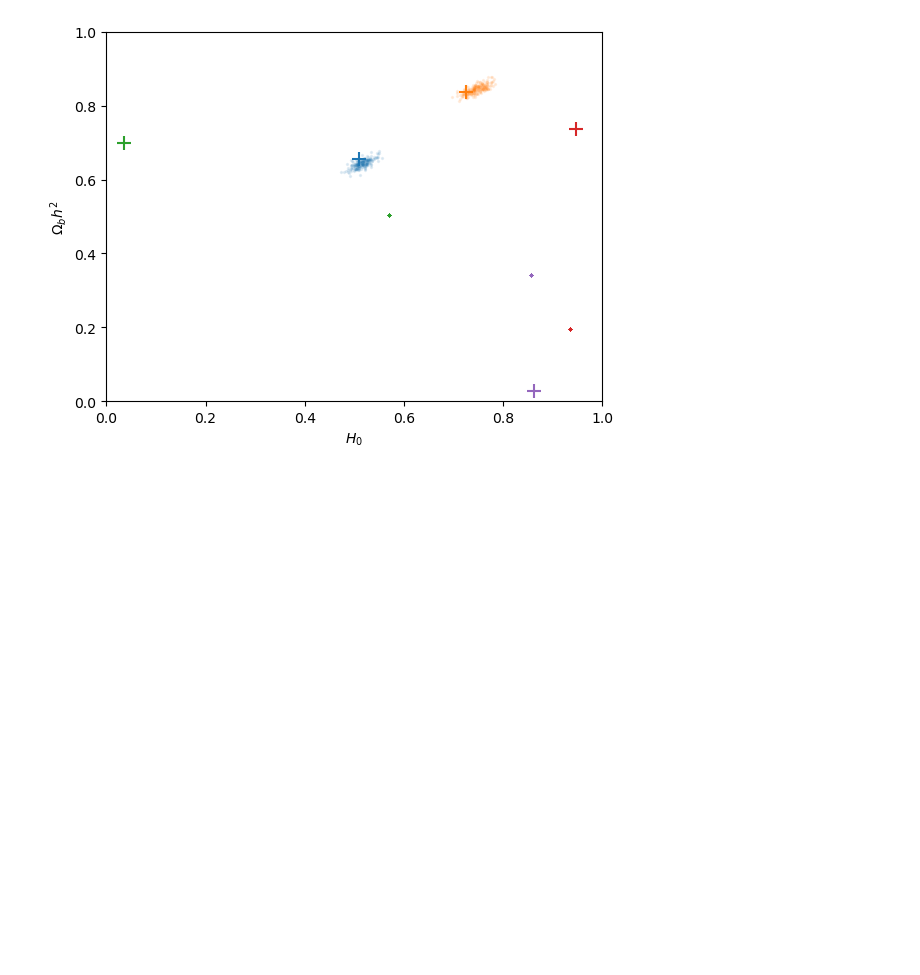
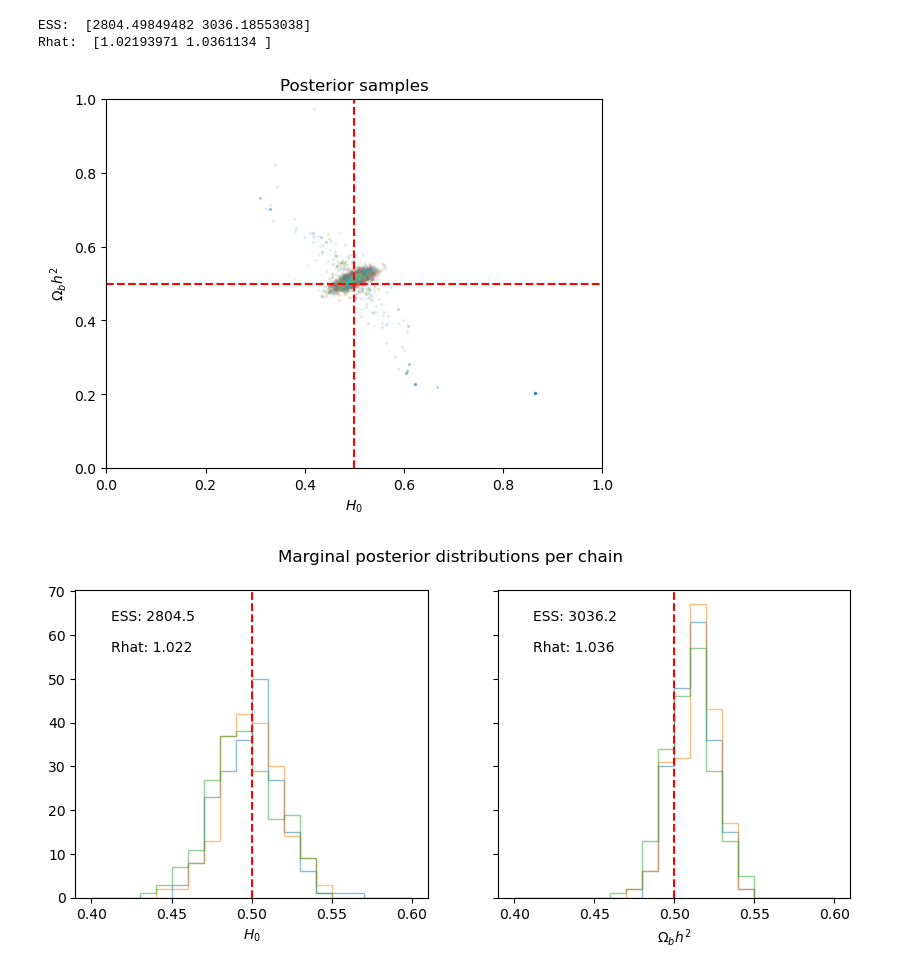
Before and after one commit to bregaldo/cmb_hmc, a Jupyter notebook: hmc_validation.ipynb, the cells around one changed output. Cells and saved outputs as stored; diff of their text form; code cells hidden in the pictures; blank space fills up the shorter version.

```diff
--- a/hmc_validation.ipynb
+++ b/hmc_validation.ipynb
@@ -9,10 +9,11 @@ import arviz as az
 device = 0
 # %%
 ps_model = CMBPS(norm_phi=True).to(device)
-phi = sample_prior(5, device=device)
+#phi = sample_prior(5, device=device)
+phi = torch.tensor([0.5, 0.5], device=device)
 x = gen_x(phi, ps_model, device=device)
 # %%
-nchains = x.shape[0]
+nchains = 20
 nsamples = 200
 burnin = 20
 step_size = 0.001
@@ -28,21 +29,3 @@ sampler = infer(x,
                 nleap=nleap,
                 epsadapt=epsadapt,
                 device=device)
-# %%
-color_cycle = plt.rcParams['axes.prop_cycle'].by_key()['color']
-
-samples = sampler.samples.cpu().numpy()
-truth = phi.detach().cpu().numpy()
-
-plt.figure()
-for i in range(nchains):
-    color = color_cycle[i % len(color_cycle)]
-    plt.scatter(samples[i, :, 0], samples[i, :, 1], s=2, alpha=0.1, color=color)
-    plt.scatter(truth[i, 0], truth[i, 1], s=100, marker='+', color=color)
-plt.xlabel(r"$H_0$")
-plt.ylabel(r"$\Omega_b h^2$")
-plt.xlim(0, 1)
-plt.ylim(0, 1)
-plt.show()
-# %% [output]
-[figure, removed]
@@ -48,0 +35,47 @@ plt.show()
+# %%
+az_infdata = az.convert_to_inference_data(samples)
+# %%
+ess = az.ess(az_infdata) # See https://python.arviz.org/en/stable/api/generated/arviz.ess.html
+rhat = az.rhat(az_infdata) # See https://python.arviz.org/en/stable/api/generated/arviz.rhat.html
+
+print("ESS: ", ess['x'].values)
+print("Rhat: ", rhat['x'].values)
+# %% [output]
+ESS:  [2804.49849482 3036.18553038]
+Rhat:  [1.02193971 1.0361134 ]
+# %%
+color_cycle = plt.rcParams['axes.prop_cycle'].by_key()['color']
+
+plt.figure()
+for i in range(nchains):
+    color = color_cycle[i % len(color_cycle)]
+    plt.scatter(samples[i, :, 0], samples[i, :, 1], s=2, alpha=0.1, color=color)
+plt.axvline(truth[0], color='red', linestyle='--')
+plt.axhline(truth[1], color='red', linestyle='--')
+plt.xlabel(r"$H_0$")
+plt.ylabel(r"$\Omega_b h^2$")
+plt.xlim(0, 1)
+plt.ylim(0, 1)
+plt.title("Posterior samples")
+plt.show()
+
+chains_id = np.random.randint(0, nchains, 3)
+
+fig, axs = plt.subplots(1, 2, figsize=(10, 4), sharey=True)
+for i in chains_id:
+    axs[0].hist(samples[i, :, 0], alpha=0.5, bins=20, range=(truth[0] - 0.1, truth[0] + 0.1), histtype='step')
+    axs[1].hist(samples[i, :, 1], alpha=0.5, bins=20, range=(truth[1] - 0.1, truth[1] + 0.1), histtype='step')
+axs[0].axvline(truth[0], color='red', linestyle='--')
+axs[1].axvline(truth[1], color='red', linestyle='--')
+axs[0].set_xlabel(r"$H_0$")
+axs[1].set_xlabel(r"$\Omega_b h^2$")
+for i in range(2):
+    xmin, xmax = axs[i].get_xlim()
+    ymin, ymax = axs[i].get_ylim()
+    axs[i].text(xmin + 0.1*(xmax - xmin), ymax - 0.1*(ymax - ymin), "ESS: {:.1f}".format(ess['x'].values[i]))
+    axs[i].text(xmin + 0.1*(xmax - xmin), ymax - 0.2*(ymax - ymin), "Rhat: {:.3f}".format(rhat['x'].values[i]))
+plt.suptitle("Marginal posterior distributions per chain")
+plt.show()
+# %% [output]
+[figure, added]
+[figure, added]
```
Also changed, not shown: parts of 1 cell of this notebook.
